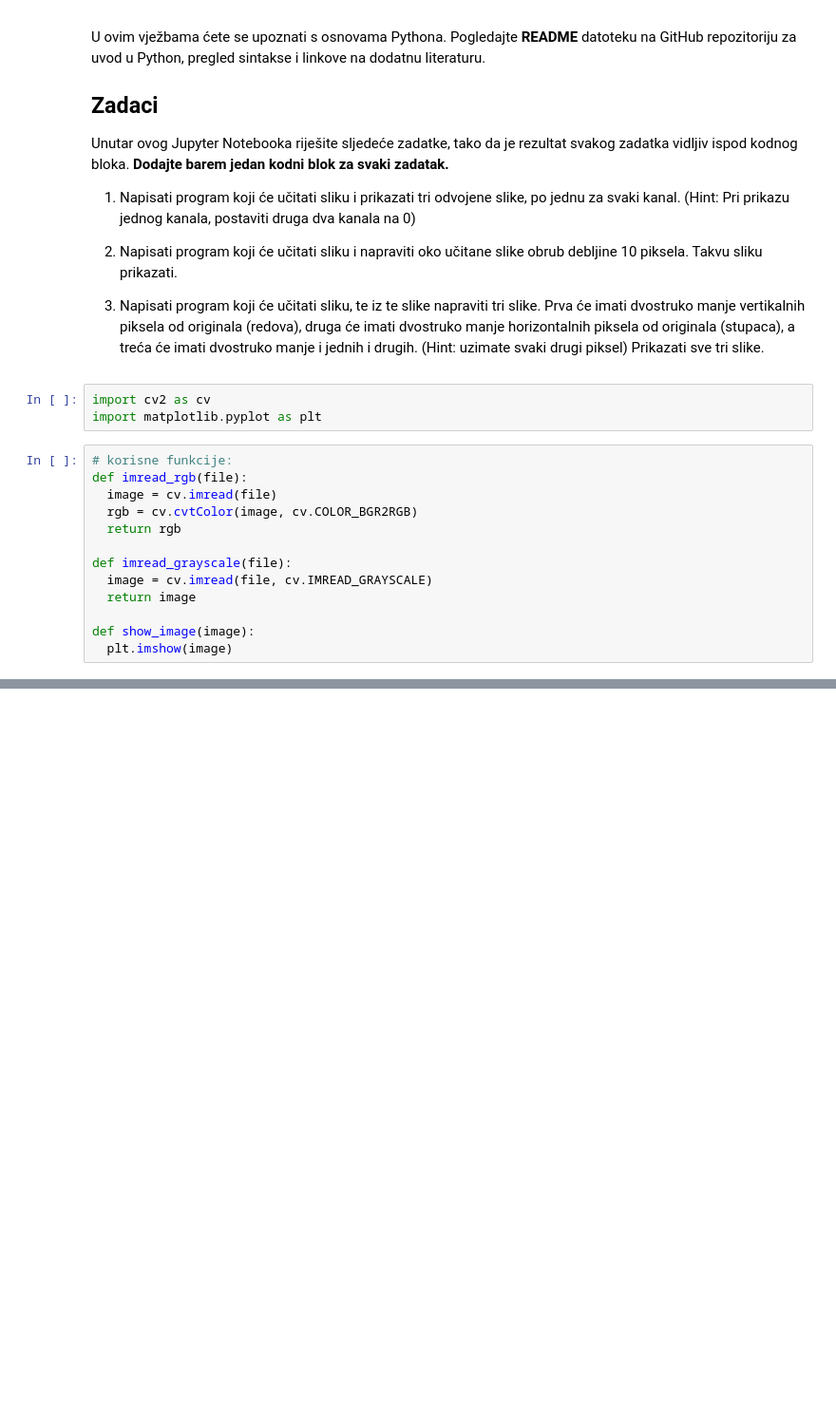
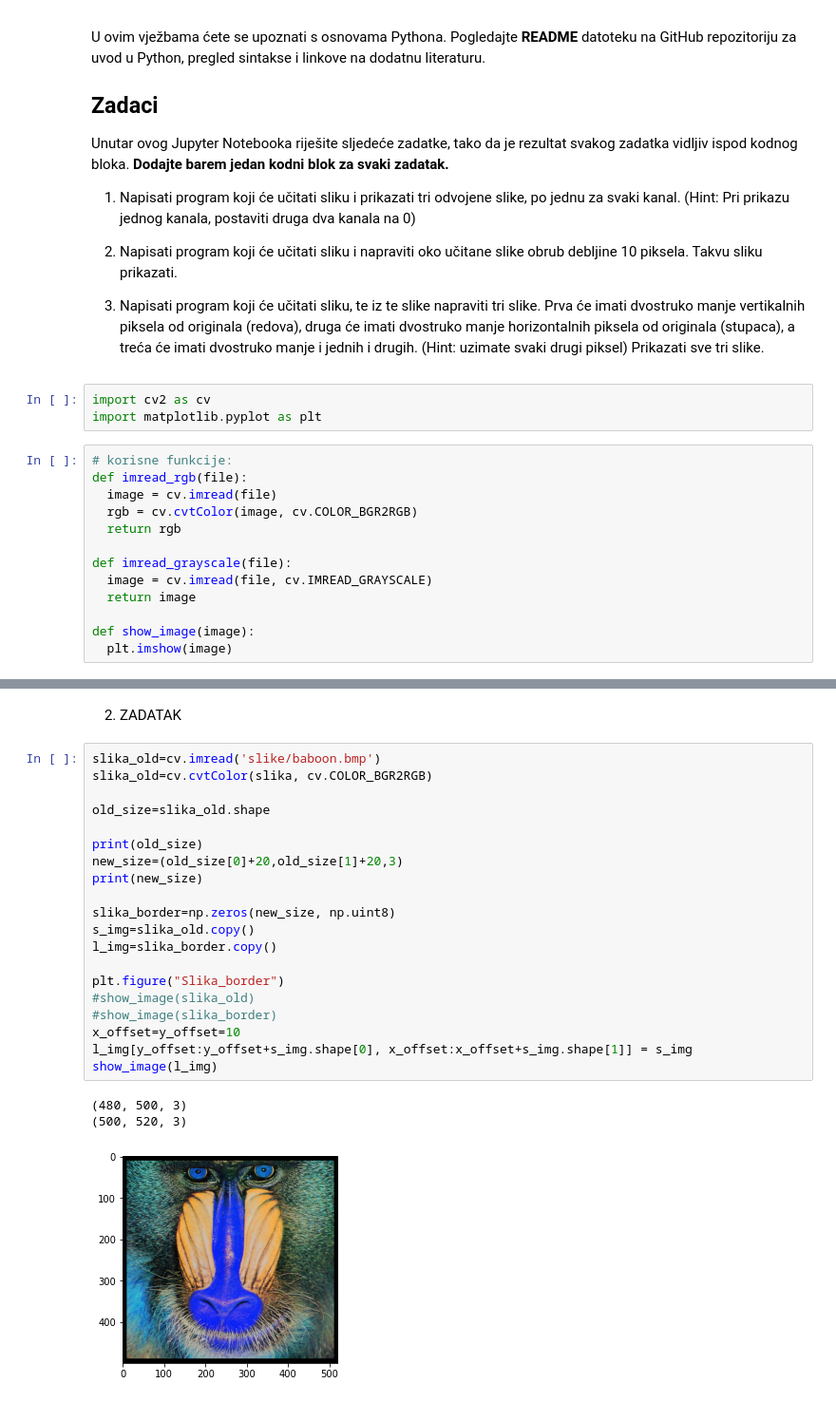
Before and after one commit to krunoo53k/AutonomousRCCarAlphaBot2, a Jupyter notebook: lab1.ipynb, the cells around one changed output, grey strips where cells are left out. Shown: that part at 95% size. Drawn from its saved outputs; the diff is of its cells as text; blank space fills up the shorter version.

```diff
--- a/lab1.ipynb
+++ b/lab1.ipynb
@@ -131,0 +157,26 @@ DisabledFunctionError: ignored
+# %% [markdown]
+2. ZADATAK
+# %%
+slika_old=cv.imread('slike/baboon.bmp')
+slika_old=cv.cvtColor(slika, cv.COLOR_BGR2RGB)
+
+old_size=slika_old.shape
+
+print(old_size)
+new_size=(old_size[0]+20,old_size[1]+20,3)
+print(new_size)
+
+slika_border=np.zeros(new_size, np.uint8)
+s_img=slika_old.copy()
+l_img=slika_border.copy()
+
+plt.figure("Slika_border")
+#show_image(slika_old)
+#show_image(slika_border)
+x_offset=y_offset=10
+l_img[y_offset:y_offset+s_img.shape[0], x_offset:x_offset+s_img.shape[1]] = s_img
+show_image(l_img)
+# %% [output]
+(480, 500, 3)
+(500, 520, 3)
+[figure, added]
```
Also changed, not shown: parts of 5 cells of this notebook.
